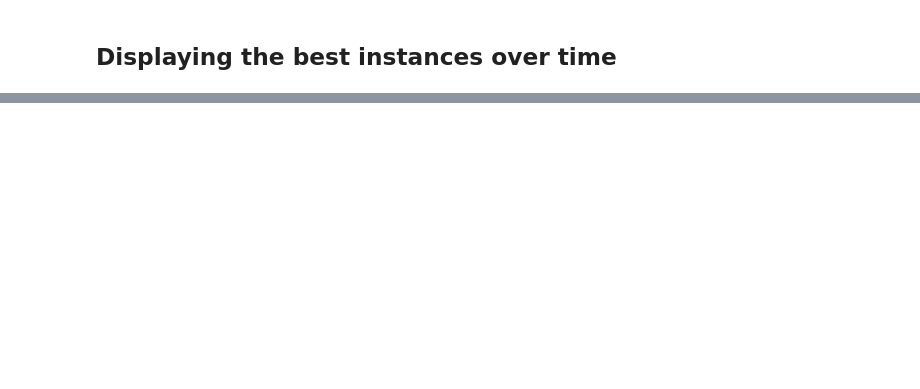
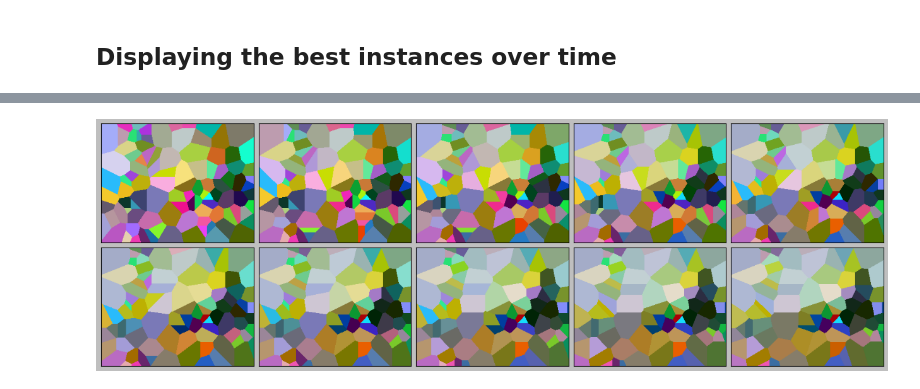
Before and after one commit to lxmampuya/Evolutionary_VanGogh, a Jupyter notebook: analysis.ipynb, the cells around one changed output, grey strips where cells are left out. Saved outputs shown, nothing was run; the diff lists cells and outputs as text; code cells hidden in the pictures; blank space fills up the shorter version.

```diff
--- a/analysis.ipynb
+++ b/analysis.ipynb
@@ -652,0 +337,7 @@ show_progress_over_time((0, 100, 'SPLIT_POS_COLOR', 100, 500), grid=(2,5))
+# %%
+show_progress_over_time(
+    (0, 100, "ONE_POINT", 100, 500),
+    grid=(2, 5)
+)
+# %% [output]
+[figure, added]
```
Also changed, not shown: parts of 8 cells of this notebook, 1 other file.
